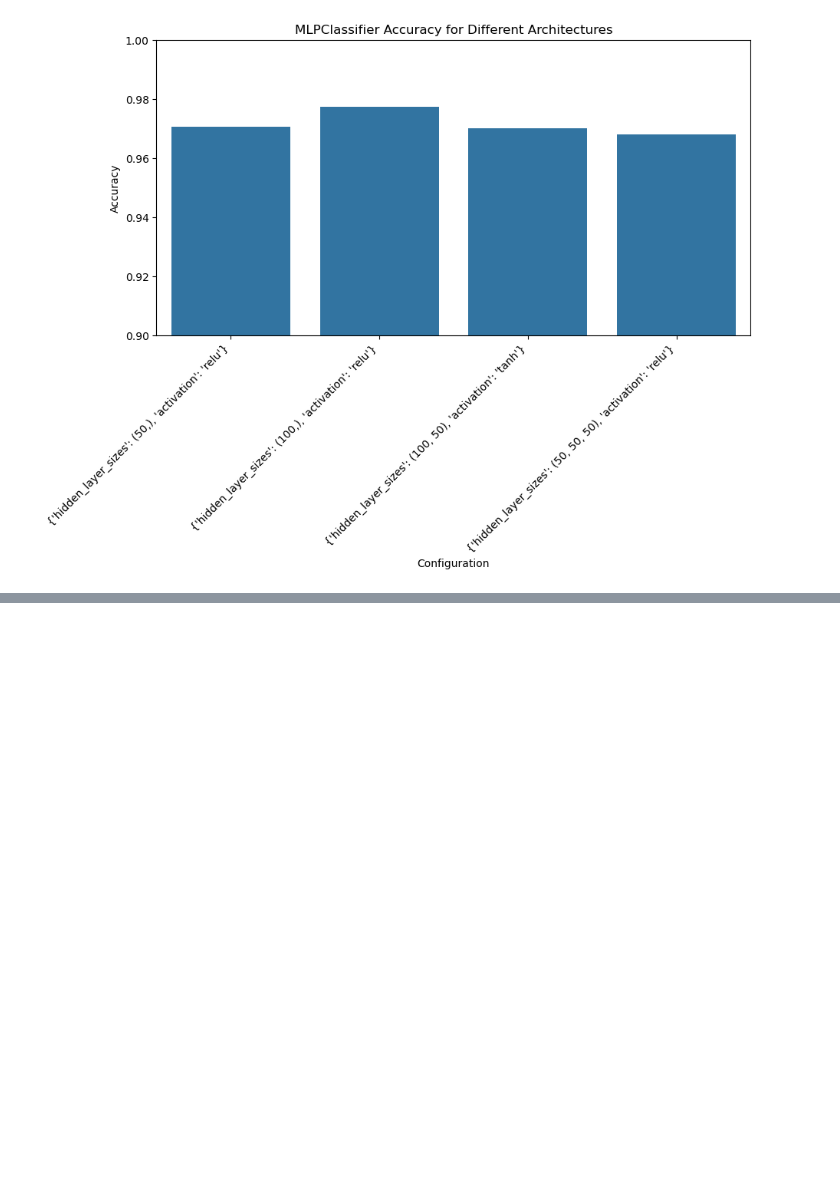
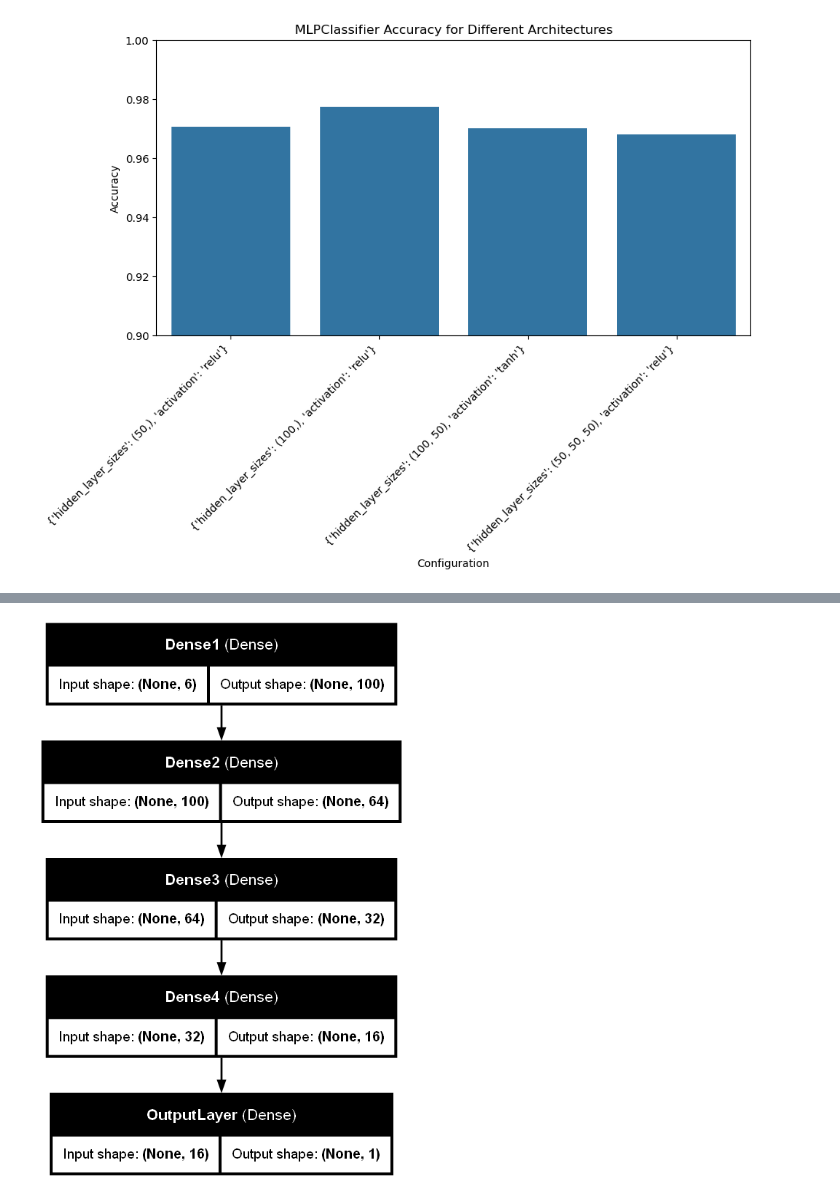
Before and after one commit to hibatullah24/DL, a Jupyter notebook: My_exp/My_work.ipynb, the cells around one changed output, grey strips where cells are left out. Cells and saved outputs as stored; diff of their text form; code cells hidden in the pictures; blank space fills up the shorter version.

```diff
--- a/My_exp/My_work.ipynb
+++ b/My_exp/My_work.ipynb
@@ -418,0 +409,10 @@ Accuracy: 0.9680
+# %%
+model = tf.keras.Sequential([
+  tf.keras.layers.Input(name="InputLayer", shape=[6]),
+  tf.keras.layers.Dense(100, name="Dense1"),
+  tf.keras.layers.Dense(64, name="Dense2"),
+  tf.keras.layers.Dense(32, name="Dense3"),
+  tf.keras.layers.Dense(16, name = "Dense4"),
+  tf.keras.layers.Dense(1, name="OutputLayer")
+
+])
@@ -418,0 +439,4 @@ Accuracy: 0.9680
+# %%
+tf.keras.utils.plot_model(model, show_shapes=True, show_layer_names=True, rankdir="TB", dpi=96)
+# %% [output]
+[figure, added]
```
Also changed, not shown: parts of 50 cells of this notebook, 2 other files.
